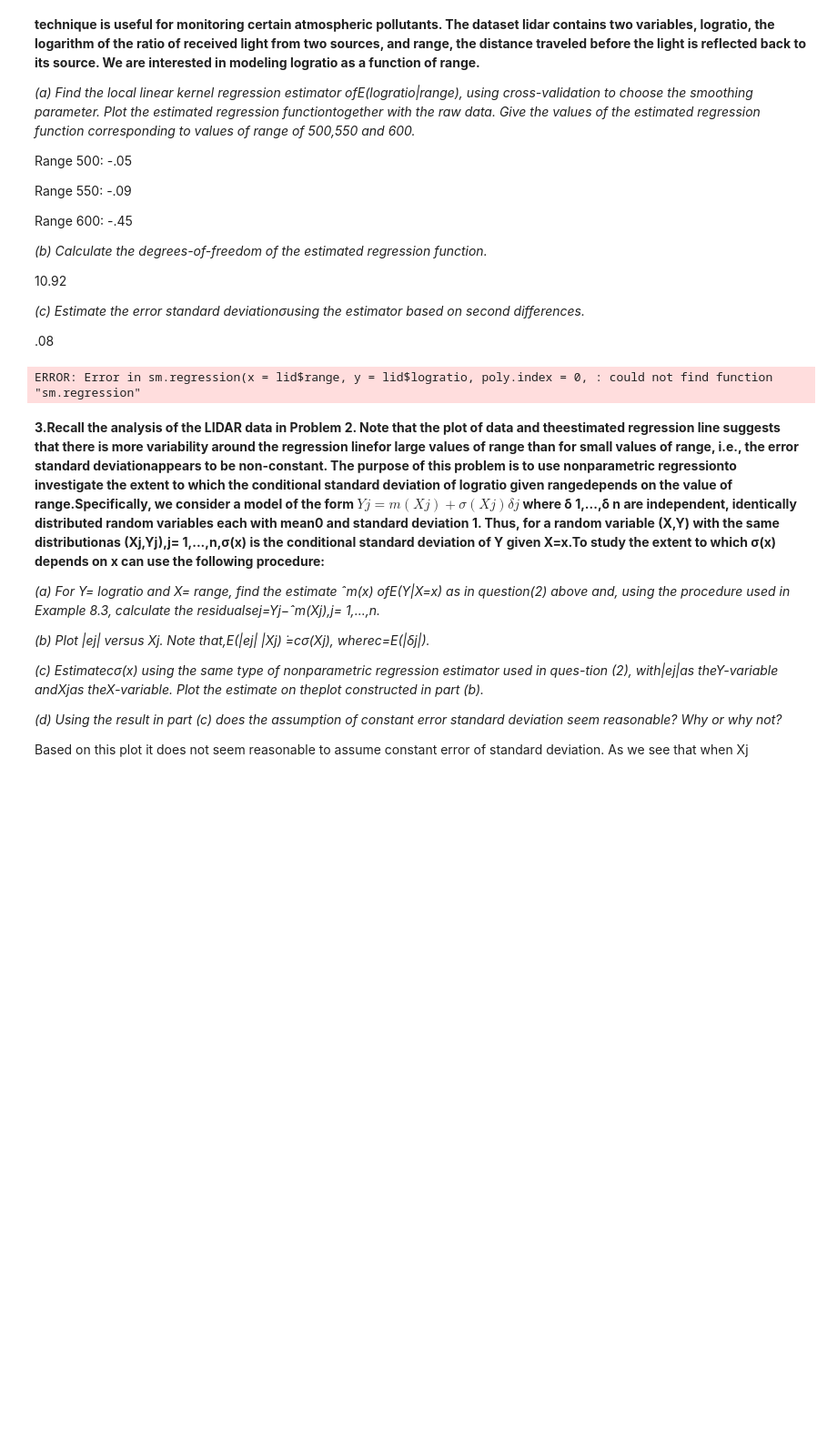
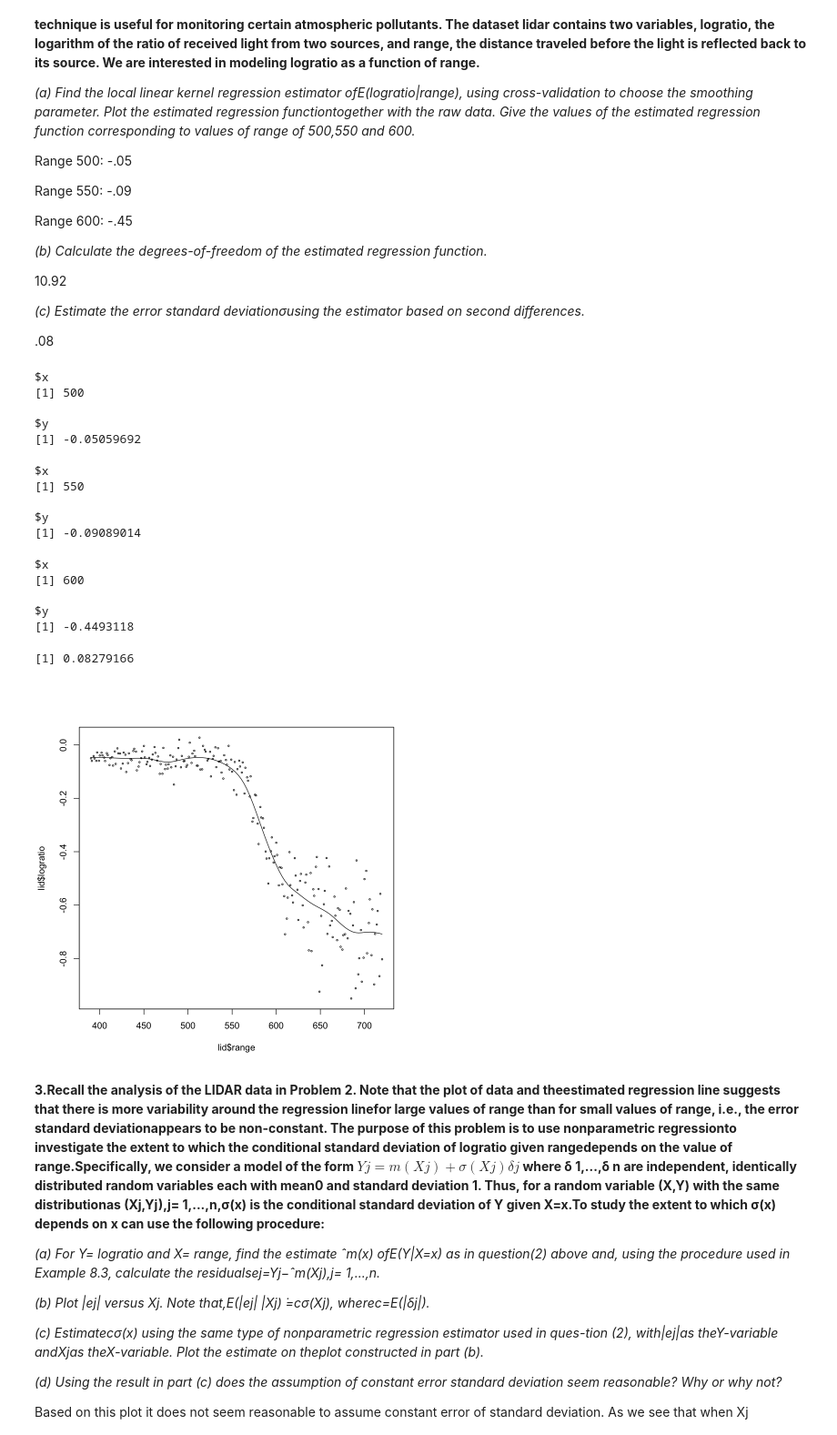
Before and after one commit to aporter1350/nonparametrics, a Jupyter notebook: code/Exam2.ipynb, the cells around one changed output. Shown at 91% size. Cells and saved outputs as stored; diff of their text form; code cells hidden in the pictures; blank space fills up the shorter version.

```diff
--- a/code/Exam2.ipynb
+++ b/code/Exam2.ipynb
@@ -62,24 +68,40 @@ Range 600: -.45
 
 .08
 # %%
-#data_loc<-'/Users/Alexis/Documents/Spring2020/nonparametrics/data/lidar.csv'
-data_loc<-'/Users/aporter1350/Documents/Courses/Spring2020/nonparametrics/data/lidar.csv'
+data_loc<-'/Users/Alexis/Documents/Spring2020/nonparametrics/data/lidar.csv'
+#data_loc<-'/Users/aporter1350/Documents/Courses/Spring2020/nonparametrics/data/lidar.csv'
 lid<-read.csv(data_loc)
 out=sm.regression(x=lid$range, y=lid$logratio, poly.index=0, method='cv', ngrid=100)
 #part a
 #approx for range 500
 approx(out$eval.points, out$estimate, xout=500)
 #approx for range 550
 approx(out$eval.points, out$estimate, xout=550)
 #approx for range 600
 approx(out$eval.points, out$estimate, xout=600)
 
 #part b
 df=out$h
 #part c
 sm.sigma(lid$range, lid$logratio)$estimate
 # %% [output]
-ERROR: Error in sm.regression(x = lid$range, y = lid$logratio, poly.index = 0, : could not find function "sm.regression"
+$x
+[1] 500
+
+$y
+[1] -0.05059692
+$x
+[1] 550
+
+$y
+[1] -0.09089014
+$x
+[1] 600
+
+$y
+[1] -0.4493118
+[1] 0.08279166
+[figure, added]
 # %% [markdown]
 **3.Recall the analysis of the LIDAR data in Problem 2.  Note that the plot of data and theestimated regression line suggests that there is more variability around the regression linefor  large  values  of  range  than  for  small  values  of  range,  i.e.,  the  error  standard  deviationappears to be non-constant.  The purpose of this problem is to use nonparametric regressionto investigate the extent to which the conditional standard deviation of logratio given rangedepends on the value of range.Specifically, we consider a model of the form $Yj=m(Xj)+σ(Xj)δj$ where δ 1,...,δ n are independent, identically distributed random variables each with mean0 and standard deviation 1.  Thus, for a random variable (X,Y) with the same distributionas (Xj,Yj),j= 1,...,n,σ(x) is the conditional standard deviation of Y given X=x.To study the extent to which σ(x) depends on x can use the following procedure:**
 
```
Also changed, not shown: parts of 3 cells of this notebook, 3 other files.
